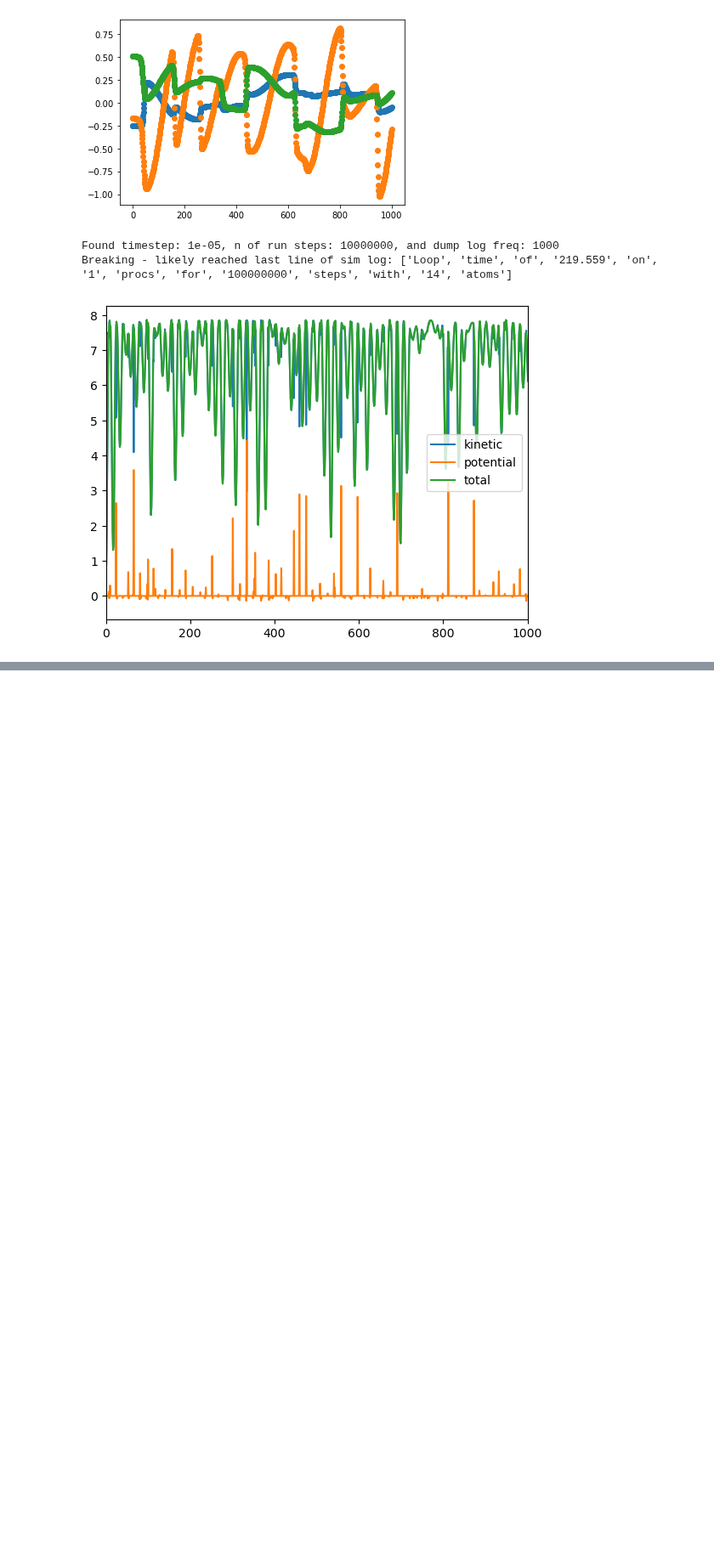
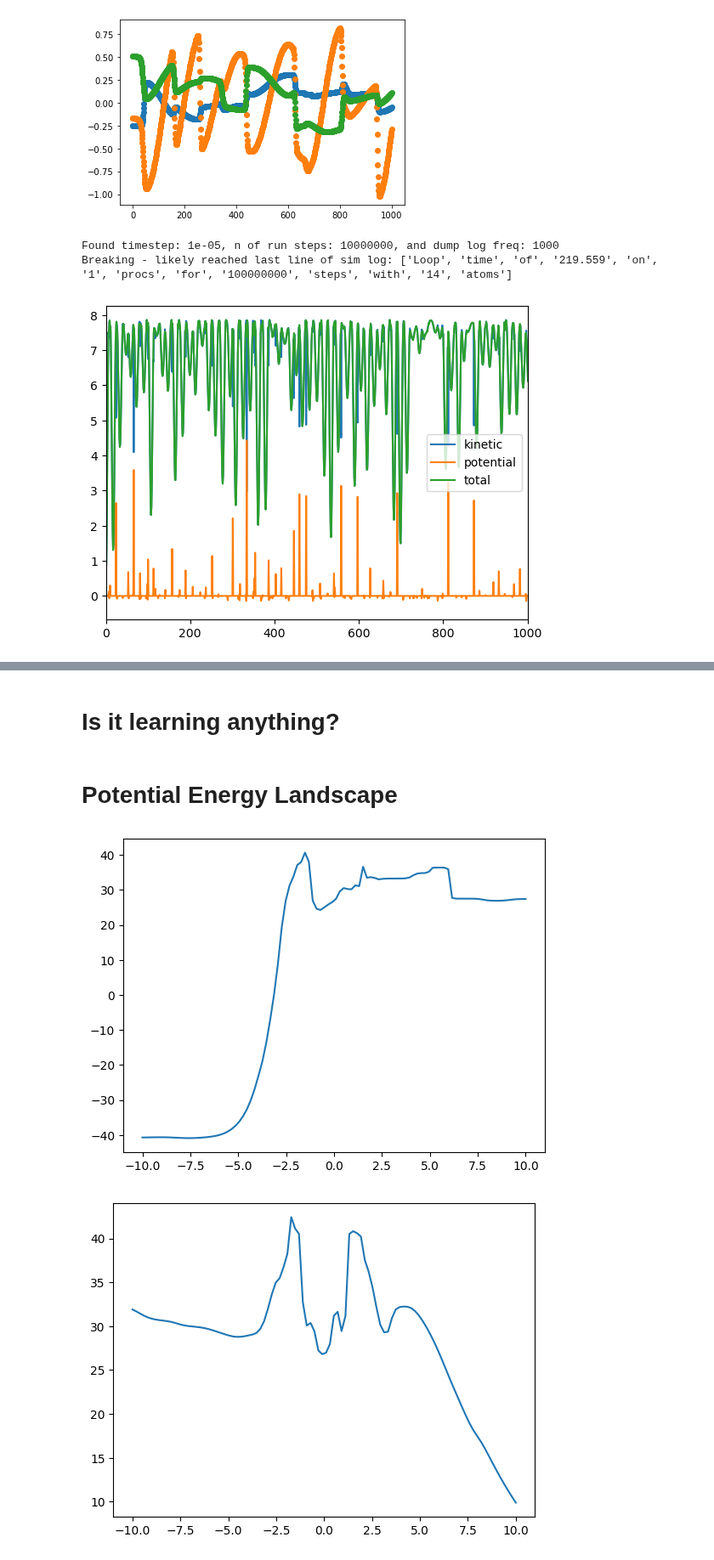
Before and after one commit to jakublala/coarsegrained-md-neural-ode, a Jupyter notebook: utils.ipynb, the cells around one changed output, grey strips where cells are left out. Shown at 85% size. Saved outputs shown, nothing was run; the diff lists cells and outputs as text; code cells hidden in the pictures; blank space fills up the shorter version.

```diff
--- a/utils.ipynb
+++ b/utils.ipynb
@@ -414,0 +508,2 @@ trainer.plot_traj(0, 'results/depth-2-width-1000-lr-0.035-loss-all/3000')
+# %% [markdown]
+# Is it learning anything?
@@ -414,0 +512,30 @@ trainer.plot_traj(0, 'results/depth-2-width-1000-lr-0.035-loss-all/3000')
+# %% [markdown]
+# Potential Energy Landscape
+# %%
+# What does the energy landscape look like? Is there a repulsion?
+
+inp = torch.zeros(11).to('cpu')
+x_1 = torch.linspace(-10, 10, 100).to('cpu')
+
+data = []
+for x in x_1:
+    temp = inp.clone()
+    temp[1] = x
+    data.append(trainer.func.net(temp).item())
+
+plt.plot(x_1.detach().numpy(), data)
+plt.show()
+
+x_1 = torch.linspace(-10, 10, 100).to('cpu')
+
+data = []
+for x in x_1:
+    temp = inp.clone()
+    temp[0] = x
+    data.append(trainer.func.net(temp).item())
+
+plt.plot(x_1.detach().numpy(), data)
+plt.show()
+# %% [output]
+[figure, added]
+[figure, added]
```
Also changed, not shown: parts of 6 cells of this notebook, 2 other files.
